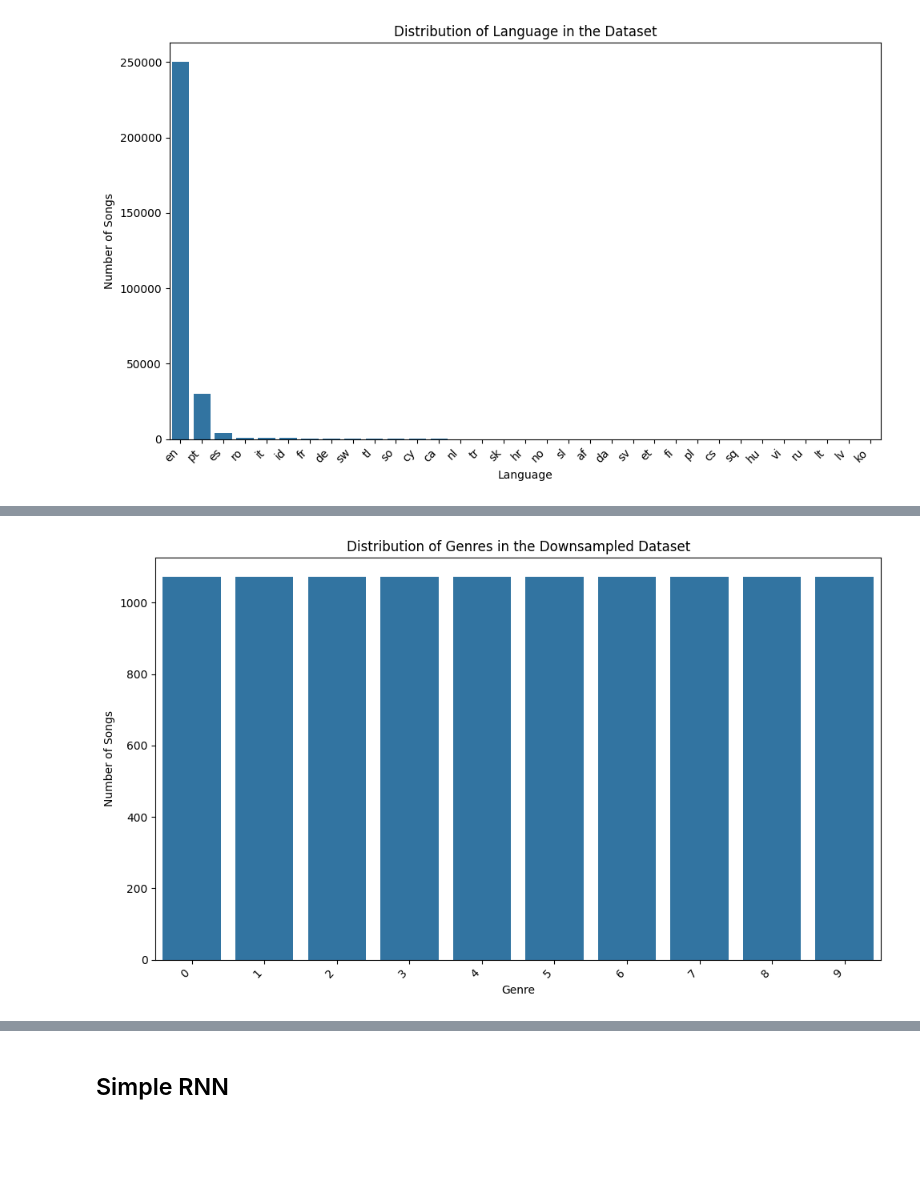
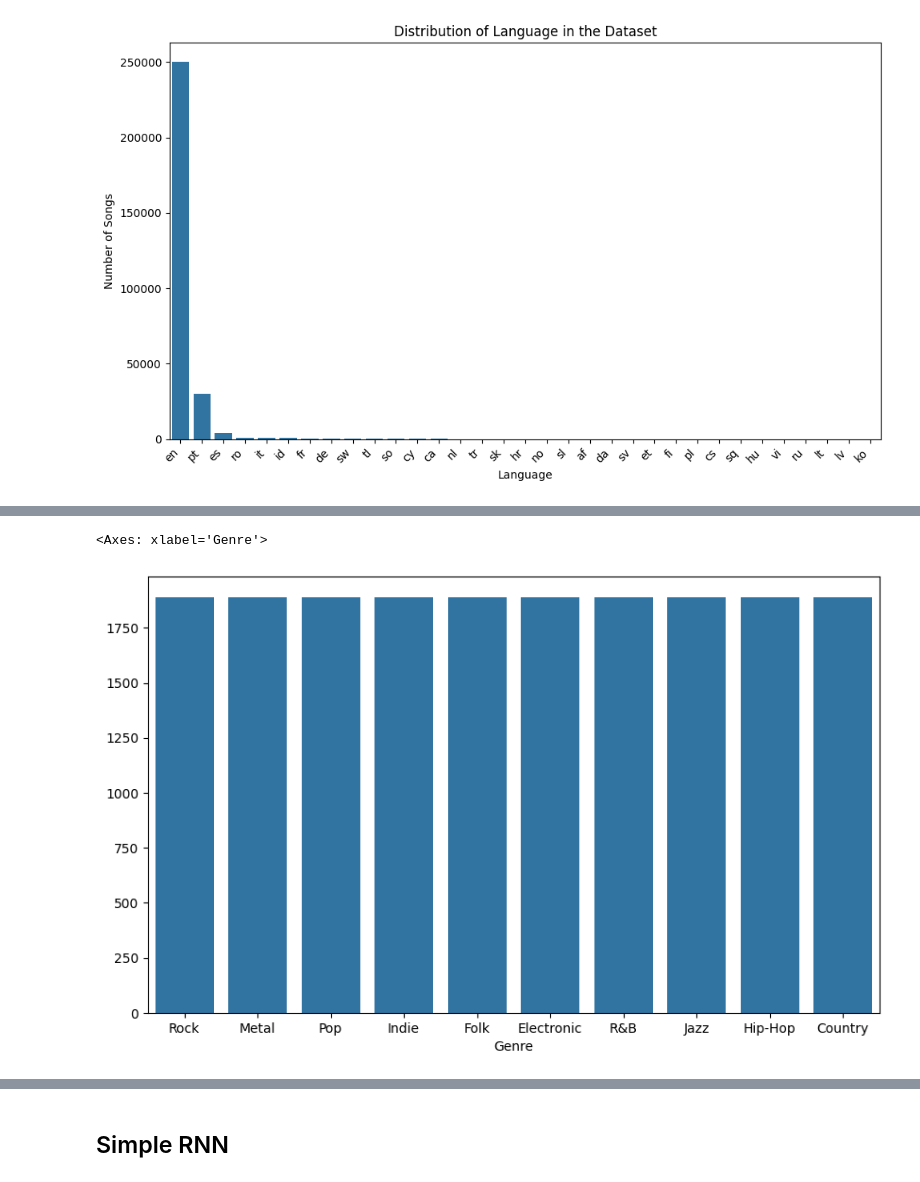
Before and after one commit to neilpelow/Deep-Learning-Models, a Jupyter notebook: notebooks/RNN_Variants.ipynb, the cells around one changed output, grey strips where cells are left out. Saved outputs shown, nothing was run; the diff lists cells and outputs as text; code cells hidden in the pictures; blank space fills up the shorter version.

```diff
--- a/notebooks/RNN_Variants.ipynb
+++ b/notebooks/RNN_Variants.ipynb
@@ -585,17 +179,40 @@ You should probably TRAIN this model on a down-stream task to be able to use it
-# %%
-# prompt: Show distribution of classes in downsampled data
-
-# Count the occurrences of each genre in the downsampled data
-downsampled_genre_counts = train_data['Genre'].value_counts()
-
-# Create a bar plot of the genre distribution in the downsampled data
-plt.figure(figsize=(10, 6))
-sns.barplot(x=downsampled_genre_counts.index, y=downsampled_genre_counts.values)
-plt.xlabel('Genre')
-plt.ylabel('Number of Songs')
-plt.title('Distribution of Genres in the Downsampled Dataset')
-plt.xticks(rotation=45, ha='right')  # Rotate x-axis labels for better readability
-plt.tight_layout()
-plt.show()
-# %% [output]
-[figure, removed]
+# %%
+#  Downsample cleaned data
+def downsample_data(df, target_column):
+    # Calculate the number of samples in the minority class
+    minority_class_count = df[target_column].value_counts().min()
+
+    # Create an empty DataFrame to store the downsampled data
+    downsampled_df = pd.DataFrame()
+
+    # Iterate over each unique class in the target column
+    for class_label in df[target_column].unique():
+        # Extract samples belonging to the current class
+        class_samples = df[df[target_column] == class_label]
+
+        # If the current class is the majority class, downsample it
+        if len(class_samples) > minority_class_count:
+            downsampled_class_samples = resample(
+                class_samples,
+                replace=False,  # Sample without replacement
+                n_samples=minority_class_count,  # Downsample to match the minority class
+                random_state=42  # Set a random seed for reproducibility
+            )
+        else:
+            # Otherwise, keep the minority class samples as they are
+            downsampled_class_samples = class_samples
+
+        # Append the downsampled samples to the downsampled DataFrame
+        downsampled_df = pd.concat([downsampled_df, downsampled_class_samples])
+
+    return downsampled_df
+# %%
+ds_cleaned_en_training_data = downsample_data(cleaned_en_training_data, 'Genre')
+
+# Plot distribution of random over sampled data
+en_genre_counts = ds_cleaned_en_training_data['Genre'].value_counts()
+plt.figure(figsize=(10, 6))
+sns.barplot(x=en_genre_counts.index, y=en_genre_counts.values)
+# %% [output]
+<Axes: xlabel='Genre'>
+[figure, added]
```
Also changed, not shown: parts of 34 cells of this notebook.
